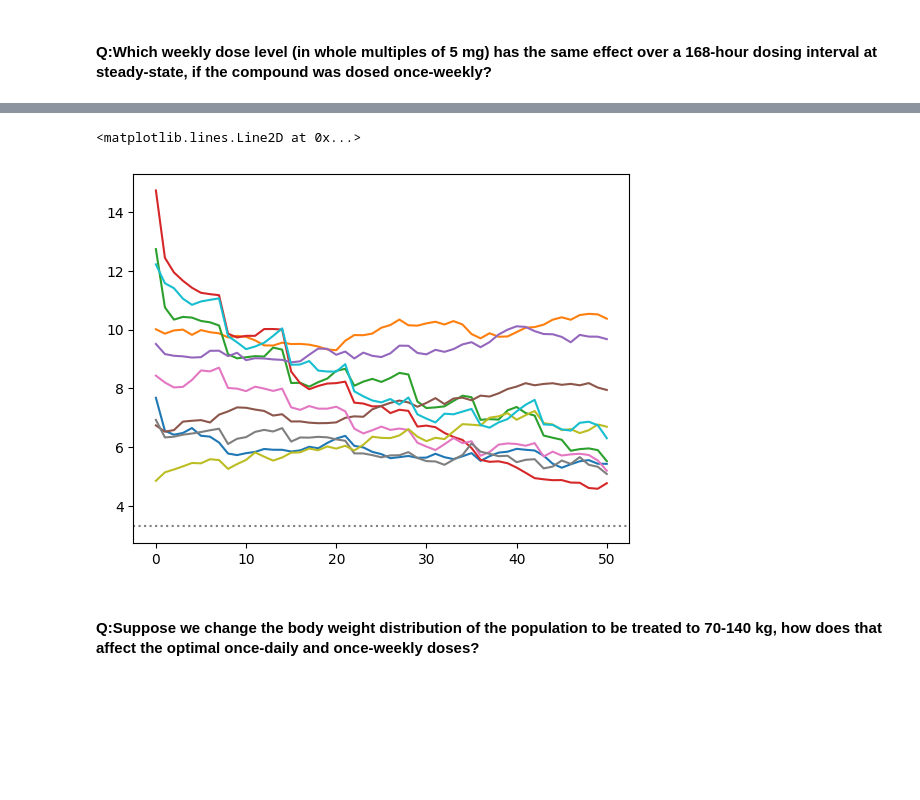
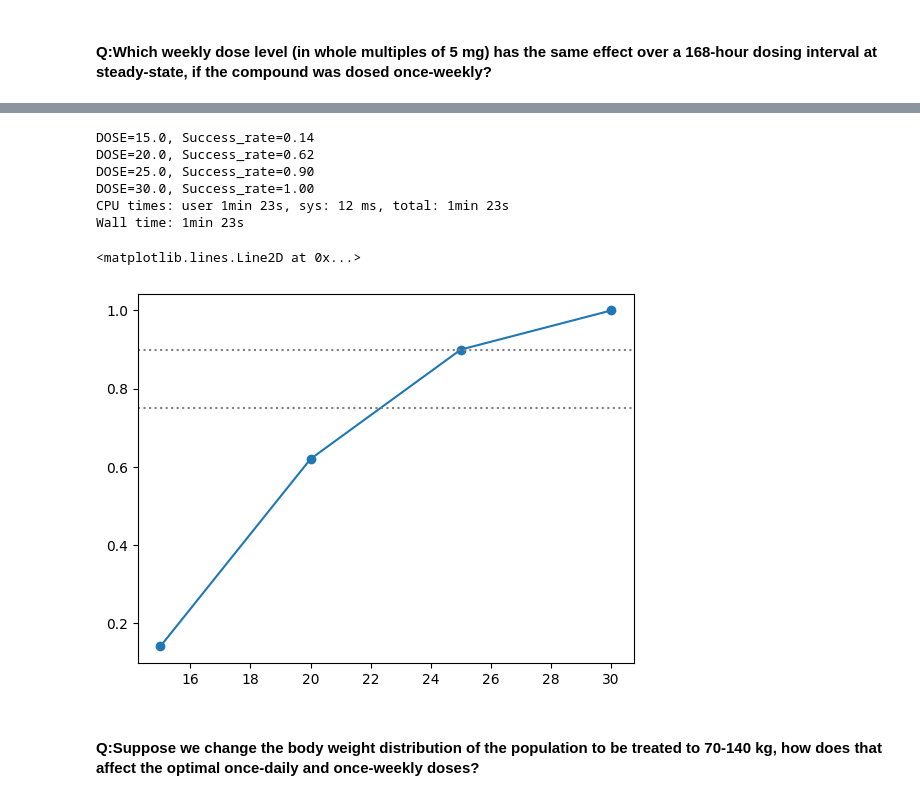
Before and after one commit to caicairay/LSQI-Challenge-2025, a Jupyter notebook: projects/PKPD_quantumInspired.ipynb, the cells around one changed output, grey strips where cells are left out. Drawn from its saved outputs; the diff is of its cells as text; code cells hidden in the pictures; blank space fills up the shorter version.

```diff
--- a/projects/PKPD_quantumInspired.ipynb
+++ b/projects/PKPD_quantumInspired.ipynb
@@ -135,5 +124,11 @@ bw_shift = (torch.round(bw_disp_shift.sample(sample_shape=sample_shape)) / BW_re
 # Sample COMED
 cm = cm_disp.sample(sample_shape=sample_shape).unsqueeze(1).repeat(1, len_path, 1)
 cm_false = torch.zeros_like(cm)
+# %%
+def dose_assigner(dose, len_path, interval=1):
+    dose_period = torch.zeros((len_path, 1))
+    for i in range(0, len_path, interval):
+        dose_period[i] = dose.unsqueeze(0)
+    return dose_period
 # %% [markdown]
 #### Q:What is the daily dose level (in whole multiples of 0.5 mg) that ensures that 90% of all subjects in a population similar to the one studied in the phase 1 trial achieve suppression of the biomarker below a clinically relevant threshold (3.3 ng/mL) throughout a 24-hour dosing interval at steady-state?
@@ -224,0 +194,14 @@ for _ in range(10):
+# %%
+pred_list = []
+dose = doses_weekly[1]
+for _ in range(num_plot):
+    idx = torch.randint(low=0, high=sample_shape[0], size=(1, ))[0]
+    x0_classes = torch.cat([dose_assigner(dose, len_path, interval=7),
+                            bw[idx], cm[idx]], dim=1).to(device)
+    x0_values = dv_init[idx, :model.dim].unsqueeze(0).to(device)
+    time_history = dv_init[idx,-(model.memory * model.dim):].to(device)
+    total_pred = simulate(model, sde, x0_classes, x0_values, time_history, len_path)
+    total_pred = torch.stack(total_pred).squeeze().detach().cpu().numpy()
+    pred_list.append(total_pred)
+plt.plot(np.array(pred_list).T * DV_rescale)
+plt.axhline(y=THRESHOLD * DV_rescale, ls=':', c='gray')
@@ -225,9 +211,35 @@ for _ in range(10):
+# %%
+%%time
+success_rate = []
+for dose in doses_weekly:
+    pred_list = []
+    for _ in range(num_simulations):
+        idx = torch.randint(low=0, high=sample_shape[0], size=(1, ))[0]
+        x0_classes = torch.cat([dose_assigner(dose, len_path, interval=7),
+                                bw[idx], cm[idx]], dim=1).to(device)
+        x0_values = dv_init[idx, :model.dim].unsqueeze(0).to(device)
+        time_history = dv_init[idx,-(model.memory * model.dim):].to(device)
+        total_pred = simulate(model, sde, x0_classes, x0_values, time_history, len_path)
+        total_pred = torch.stack(total_pred).squeeze().detach().cpu().numpy()
+        pred_list.append(total_pred[-10:].mean())
+    pred_list = np.array(pred_list)
+    rate = np.sum(pred_list < THRESHOLD) / len(pred_list)
+    success_rate.append(rate)
+    print(f"DOSE={dose * DV_rescale:.1f}, Success_rate={rate:.2f}")
+# %% [output]
+DOSE=15.0, Success_rate=0.14
+DOSE=20.0, Success_rate=0.62
+DOSE=25.0, Success_rate=0.90
+DOSE=30.0, Success_rate=1.00
+CPU times: user 1min 23s, sys: 12 ms, total: 1min 23s
+Wall time: 1min 23s
 # %%
-plt.plot(np.array(pred_list).T * DV_rescale)
-plt.axhline(y=THRESHOLD * DV_rescale, ls=':', c='gray')
+plt.plot(doses_weekly * DV_rescale, success_rate, marker='o')
+plt.axhline(y=0.75, ls=':', c='gray')
+plt.axhline(y=0.9, ls=':', c='gray')
 # %% [output]
 <matplotlib.lines.Line2D at 0x...>
-[figure, old version]
+[figure, new version]
 # %% [markdown]
 #### Q:Suppose we change the body weight distribution of the population to be treated to 70-140 kg, how does that affect the optimal once-daily and once-weekly doses?
 # %%
```
Also changed, not shown: parts of 16 cells of this notebook, 3 other files.
